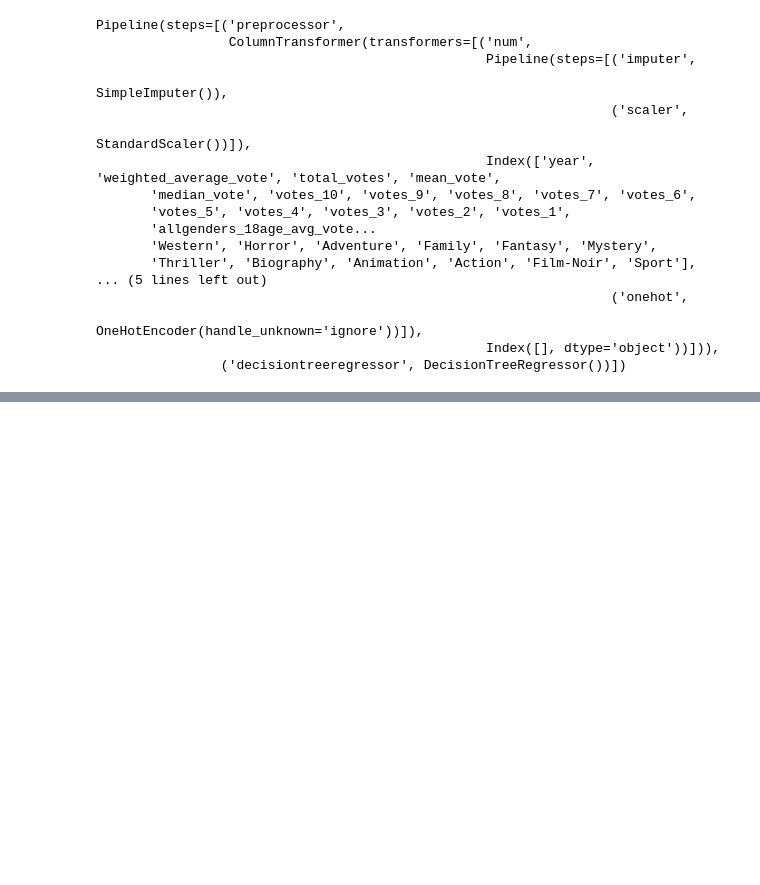
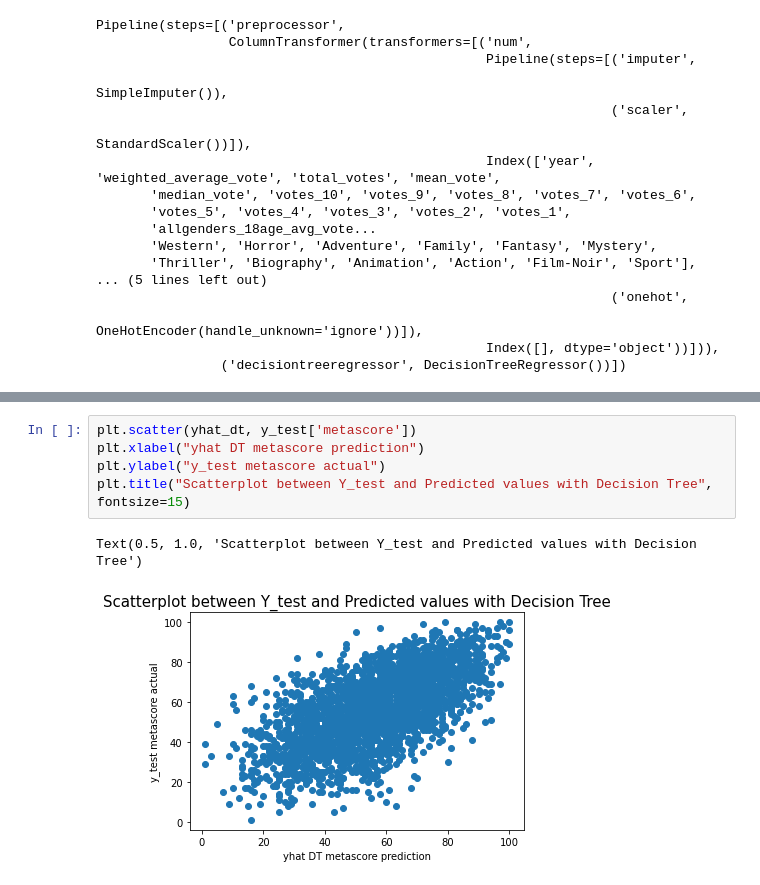
Before and after one commit to stat426-fall2021/final-project-zoom-crew, a Jupyter notebook: movie_modeling.ipynb, the cells around one changed output, grey strips where cells are left out. Saved outputs shown, nothing was run; the diff lists cells and outputs as text; blank space fills up the shorter version.

```diff
--- a/movie_modeling.ipynb
+++ b/movie_modeling.ipynb
@@ -207,0 +232,8 @@ print(np.mean(RMSE_dt)*-1)
+# %%
+plt.scatter(yhat_dt, y_test['metascore'])
+plt.xlabel("yhat DT metascore prediction")
+plt.ylabel("y_test metascore actual")
+plt.title("Scatterplot between Y_test and Predicted values with Decision Tree", fontsize=15)
+# %% [output]
+Text(0.5, 1.0, 'Scatterplot between Y_test and Predicted values with Decision Tree')
+[figure, added]
```
Also changed, not shown: parts of 8 cells of this notebook.
